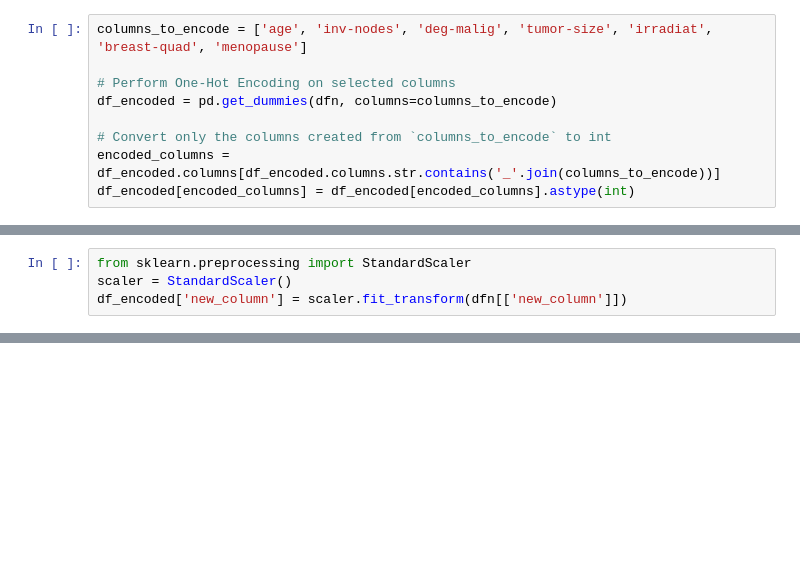
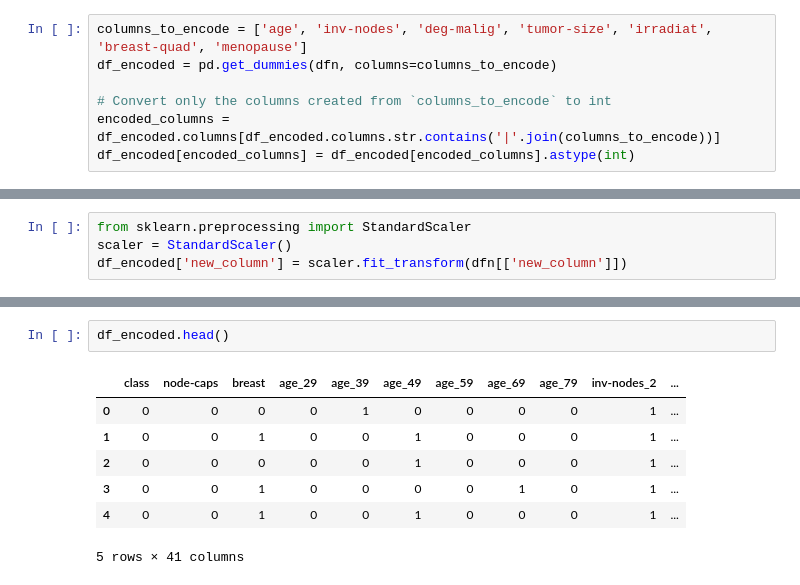
Before and after one commit to 2256haradityam/Projects, a Jupyter notebook: CARPRICEPREDICTION.ipynb, the cells around one changed output, grey strips where cells are left out. Saved outputs shown, nothing was run; the diff lists cells and outputs as text; blank space fills up the shorter version.

```diff
--- a/CARPRICEPREDICTION.ipynb
+++ b/CARPRICEPREDICTION.ipynb
@@ -33,11 +36,9 @@ dfn['breast'] = dfn['breast'].map({1: 0, 2: 1})
 # %%
-columns_to_encode = ['age', 'inv-nodes', 'deg-malig', 'tumor-size', 'irradiat',  'breast-quad', 'menopause']
-
-# Perform One-Hot Encoding on selected columns
+columns_to_encode = ['age', 'inv-nodes', 'deg-malig', 'tumor-size', 'irradiat', 'breast-quad', 'menopause']
 df_encoded = pd.get_dummies(dfn, columns=columns_to_encode)
 
 # Convert only the columns created from `columns_to_encode` to int
-encoded_columns = df_encoded.columns[df_encoded.columns.str.contains('_'.join(columns_to_encode))]
+encoded_columns = df_encoded.columns[df_encoded.columns.str.contains('|'.join(columns_to_encode))]
 df_encoded[encoded_columns] = df_encoded[encoded_columns].astype(int)
 # %%
 import pandas as pd
@@ -115,0 +117,10 @@ memory usage: 19.3 KB
+# %%
+df_encoded.head()
+# %% [output]
+|  | class | node-caps | breast | age_29 | age_39 | age_49 | age_59 | age_69 | age_79 | inv-nodes_2 | ... |
+| 0 | 0 | 0 | 0 | 0 | 1 | 0 | 0 | 0 | 0 | 1 | ... |
+| 1 | 0 | 0 | 1 | 0 | 0 | 1 | 0 | 0 | 0 | 1 | ... |
+| 2 | 0 | 0 | 0 | 0 | 0 | 1 | 0 | 0 | 0 | 1 | ... |
+| 3 | 0 | 0 | 1 | 0 | 0 | 0 | 0 | 1 | 0 | 1 | ... |
+| 4 | 0 | 0 | 1 | 0 | 0 | 1 | 0 | 0 | 0 | 1 | ... |
+5 rows × 41 columns
```
Also changed, not shown: parts of 9 cells of this notebook.
